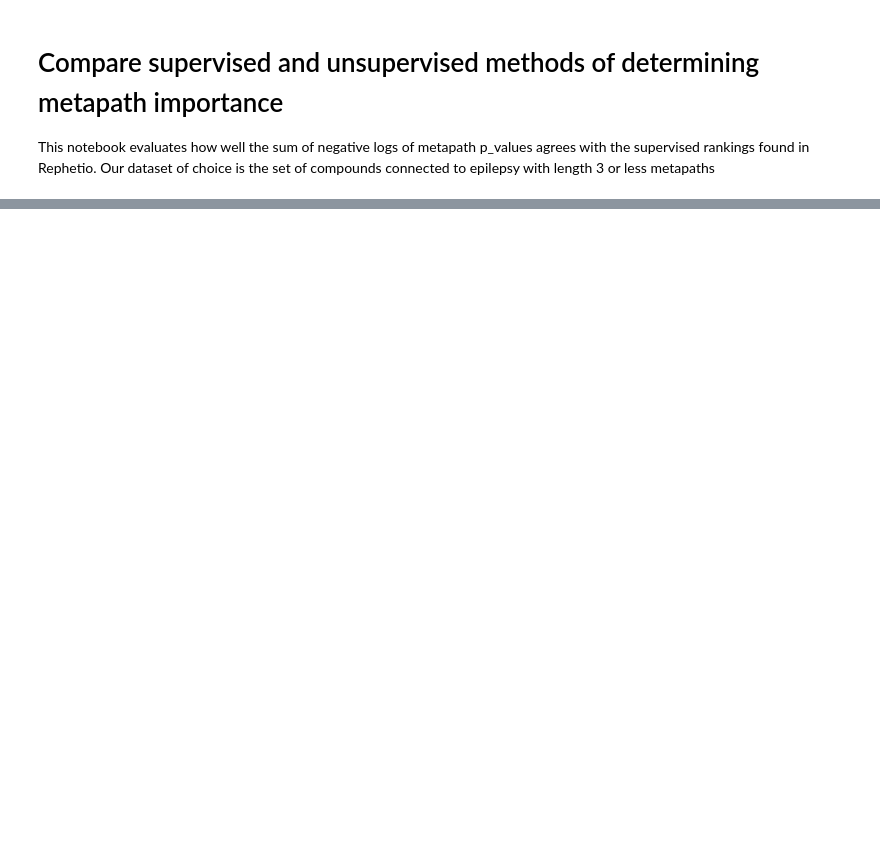
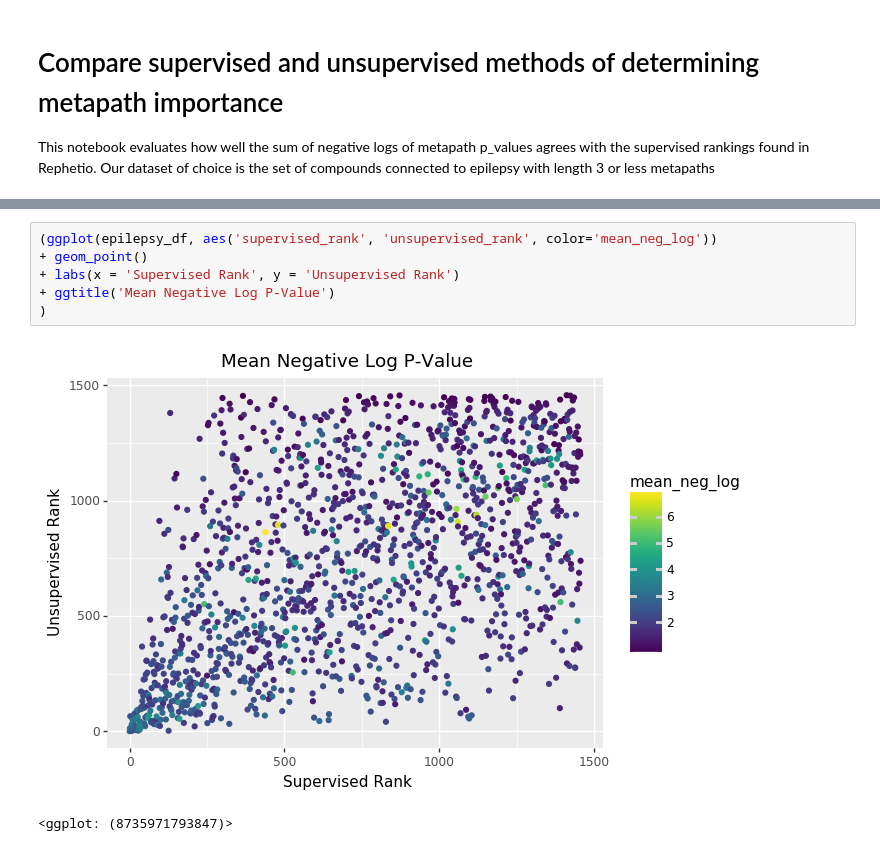
Before and after one commit to greenelab/connectivity-search-analyses, a Jupyter notebook: 11.compound_ranking_comparison.ipynb, the cells around one changed output, grey strips where cells are left out. Saved outputs shown, nothing was run; the diff lists cells and outputs as text; blank space fills up the shorter version.

```diff
--- a/11.compound_ranking_comparison.ipynb
+++ b/11.compound_ranking_comparison.ipynb
@@ -77,0 +111,9 @@ neg_log_sum = neg_log_sum.sort_values(by='neg_log_p_value', ascending=False)
+# %%
+(ggplot(epilepsy_df, aes('supervised_rank', 'unsupervised_rank', color='mean_neg_log'))
++ geom_point()
++ labs(x = 'Supervised Rank', y = 'Unsupervised Rank')
++ ggtitle('Mean Negative Log P-Value')
+)
+# %% [output]
+[figure, added]
+<ggplot: (8735971793847)>
```
Also changed, not shown: parts of 31 cells of this notebook.
